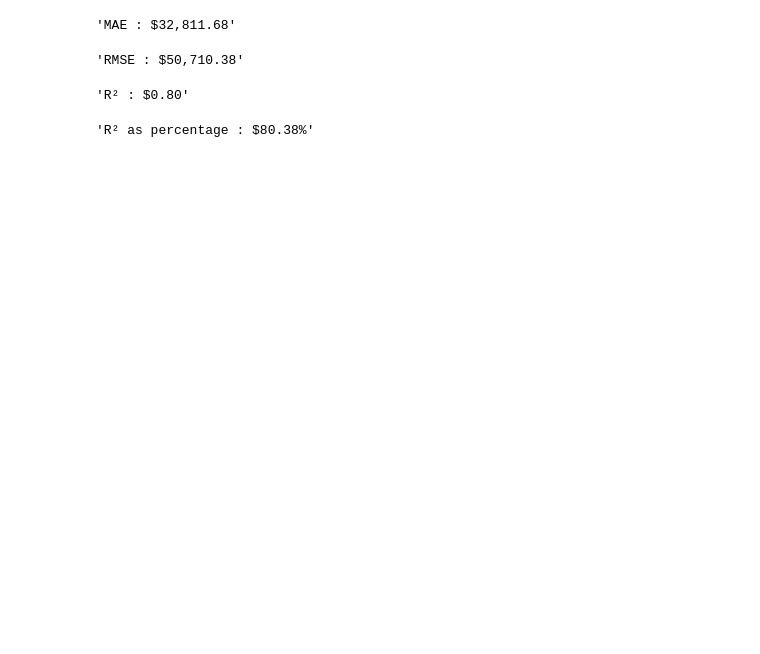
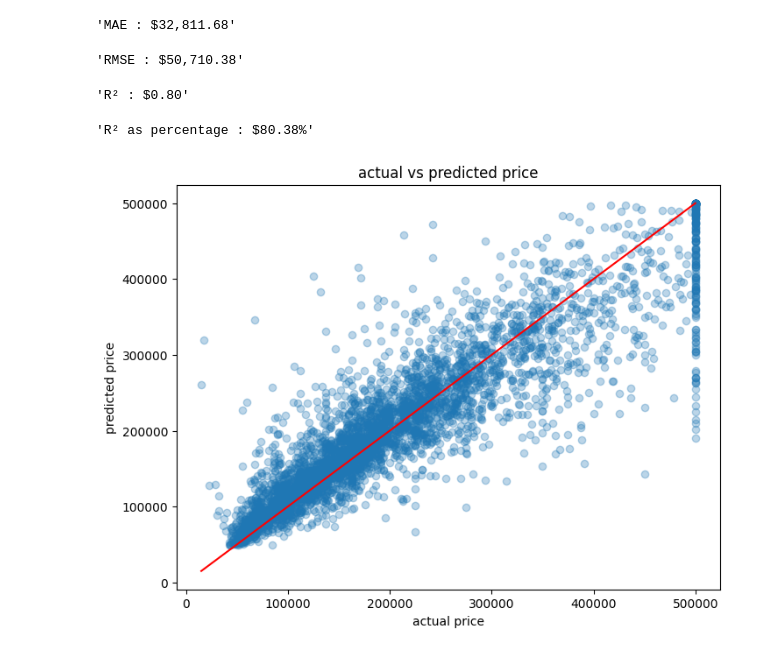
Before and after one commit to med2amine/house_price_prediction, a Jupyter notebook: house_predictore.ipynb, the cells around one changed output. Drawn from its saved outputs; the diff is of its cells as text; code cells hidden in the pictures; blank space fills up the shorter version.

```diff
--- a/house_predictore.ipynb
+++ b/house_predictore.ipynb
@@ -176,3 +178,20 @@ f'R² : ${r2_rf:,.2f}'
 f'R² as percentage : ${r2_rf * 100:.2f}%'
 # %% [output]
 'R² as percentage : $80.38%'
+# %%
+plt.figure(figsize=(8,6))
+
+plt.scatter(y_test,model2_pred,alpha=0.3)
+
+min_price = min(y_test.min(),model2_pred.min())
+max_price = max(y_test.max(),model2_pred.max())
+
+plt.plot([min_price,max_price],[min_price,max_price],color='red')
+
+plt.xlabel("actual price")
+plt.ylabel("predicted price")
+plt.title("actual vs predicted price")
+
+plt.show()
+# %% [output]
+[figure, added]
```
Also changed, not shown: parts of 24 cells of this notebook.
